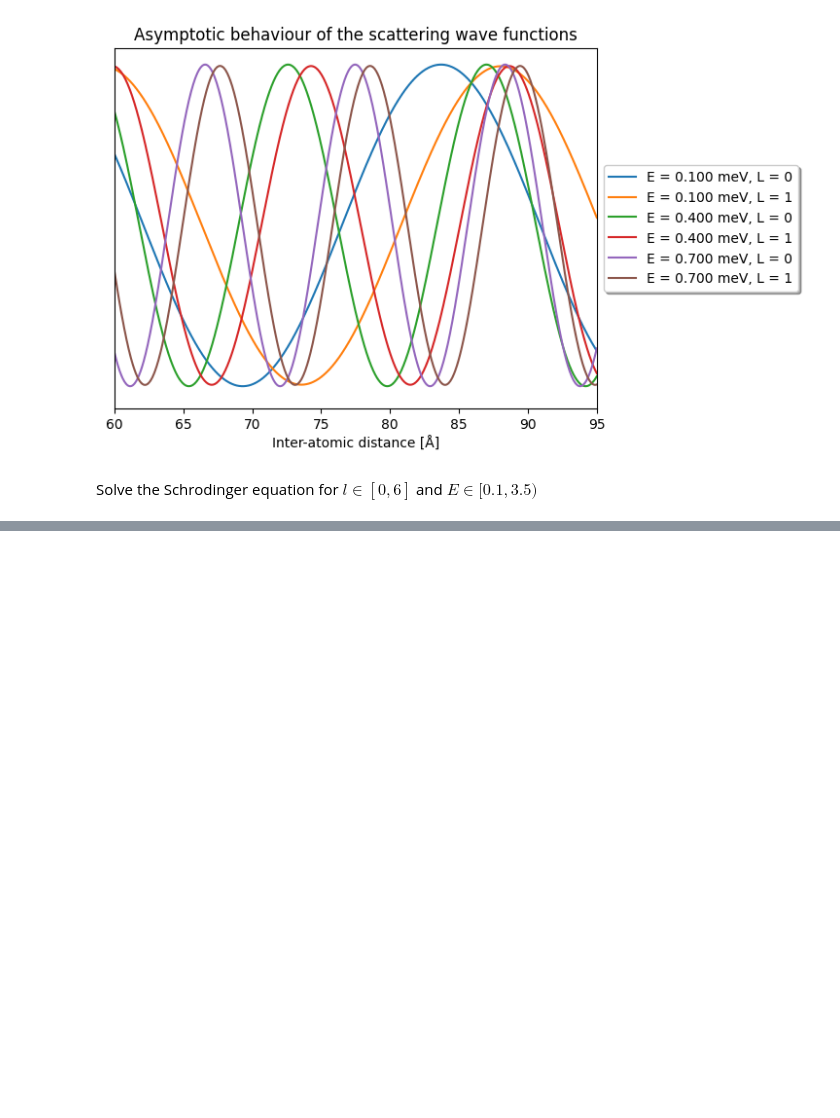
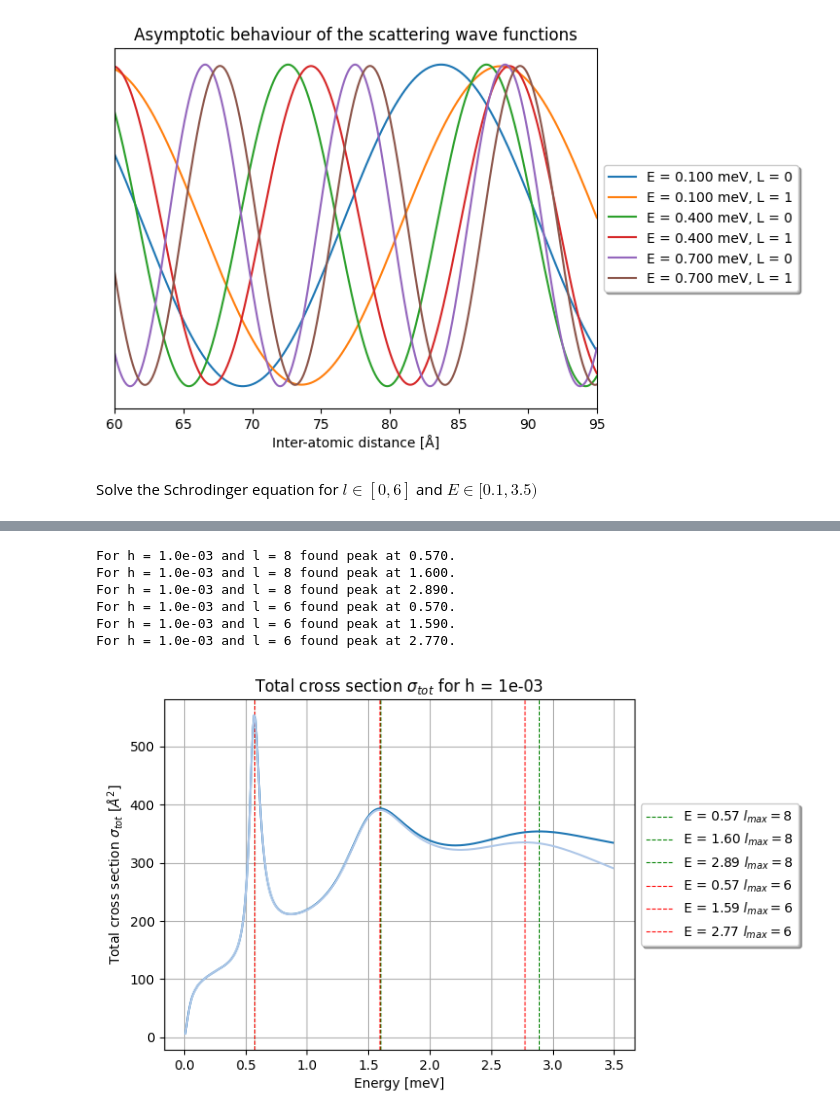
Before and after one commit to ihategoto/physipy, a Jupyter notebook: physipy/notebooks/phase_shifts_scattering.ipynb, the cells around one changed output, grey strips where cells are left out. Drawn from its saved outputs; the diff is of its cells as text; code cells hidden in the pictures; blank space fills up the shorter version.

```diff
--- a/physipy/notebooks/phase_shifts_scattering.ipynb
+++ b/physipy/notebooks/phase_shifts_scattering.ipynb
@@ -151,10 +186,10 @@ for h in hs:
 # %%
-cross_sections = np.zeros((len(hs), len(E)))
+cross_sections_l_8 = np.zeros((len(hs), len(E)))
 i = 0
 
 for h in hs:
     j = 0
     for _l in ls:
-        cross_sections[i] += 4 * np.pi * kwargs['hbar_squared_over_2_m'] * (2 * _l + 1) * np.pow(np.sin(phases_unwrap[i, :, j]), 2) / E
+        cross_sections_l_8[i] += 4 * np.pi * kwargs['hbar_squared_over_2_m'] * (2 * _l + 1) * np.pow(np.sin(phases_unwrap_l_8[i, :, j]), 2) / E
         j += 1
     i += 1
@@ -212,0 +196,5 @@ plt.plot(E, cross_section)
+# %%
+ls = np.arange(0, 7, 1)
+E = np.arange(0.01, 3.5, 0.01)
+hs = [1e-3]
+solver = phys.numerics.SolverOpts()
@@ -212,0 +241,44 @@ plt.plot(E, cross_section)
+# %%
+phases_unwrap_l_6 = np.unwrap(phases, period=np.pi, axis = 1)
+# %%
+cross_sections_l_6 = np.zeros((len(hs), len(E)))
+i = 0
+
+for h in hs:
+    j = 0
+    for _l in ls:
+        cross_sections_l_6[i] += 4 * np.pi * kwargs['hbar_squared_over_2_m'] * (2 * _l + 1) * np.pow(np.sin(phases_unwrap_l_6[i, :, j]), 2) / E
+        j += 1
+    i += 1
+# %%
+from scipy.signal import find_peaks
+i = 0
+
+for h in hs:
+    plt.title(r'Total cross section $\sigma_{tot}$ for ' + f'h = {h:.0e}')
+    peaks, _ = find_peaks(cross_sections_l_8[i])
+    for peak in peaks:
+        print(f'For h = {h:.1e} and l = 8 found peak at {E[peak]:.3f}.')
+        plt.axvline(E[peak], ymin=0, ymax=1, color='g', linestyle = 'dashed', linewidth=0.8, label = f'E = {E[peak]:.2f} ' + r'$l_{max} = 8$')
+    peaks, _ = find_peaks(cross_sections_l_6[i])
+    for peak in peaks:
+        print(f'For h = {h:.1e} and l = 6 found peak at {E[peak]:.3f}.')
+        plt.axvline(E[peak], ymin=0, ymax=1, color='r', linestyle = 'dashed', linewidth=0.8, label = f'E = {E[peak]:.2f} ' + r'$l_{max} = 6$')
+    plt.ylabel(r'Total cross section $\sigma_{tot}$ [$Å^2$]')
+    plt.xlabel('Energy [meV]')
+    plt.plot(E, cross_sections_l_8[i])
+    plt.plot(E, cross_sections_l_6[i])
+    plt.legend(loc = 'center left', ncols = 1, bbox_to_anchor=(1, 0.5), fancybox = True, shadow = True)
+    i += 1
+
+plt.grid()
+plt.savefig('imgs/cross_section_different_ls.pdf', bbox_inches='tight')
+plt.show()
+# %% [output]
+For h = 1.0e-03 and l = 8 found peak at 0.570.
+For h = 1.0e-03 and l = 8 found peak at 1.600.
+For h = 1.0e-03 and l = 8 found peak at 2.890.
+For h = 1.0e-03 and l = 6 found peak at 0.570.
+For h = 1.0e-03 and l = 6 found peak at 1.590.
+For h = 1.0e-03 and l = 6 found peak at 2.770.
+[figure, added]
```
Also changed, not shown: parts of 27 cells of this notebook.
